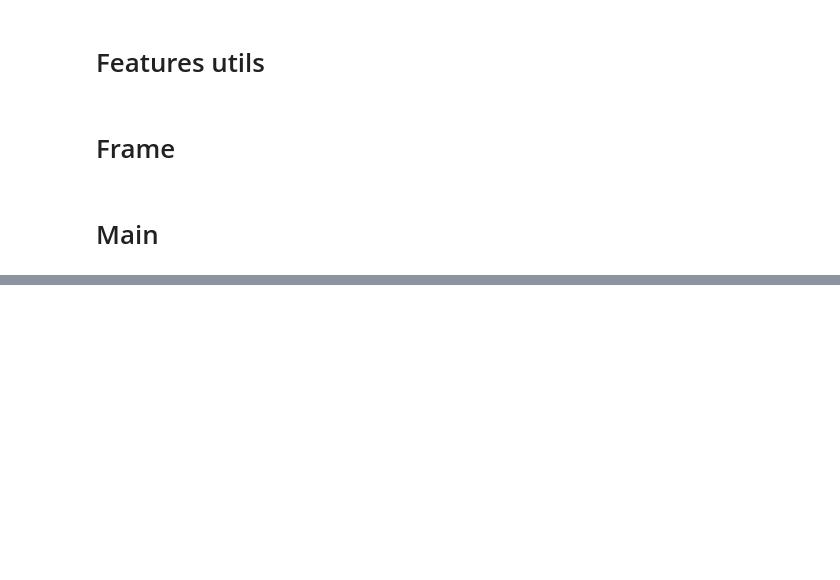
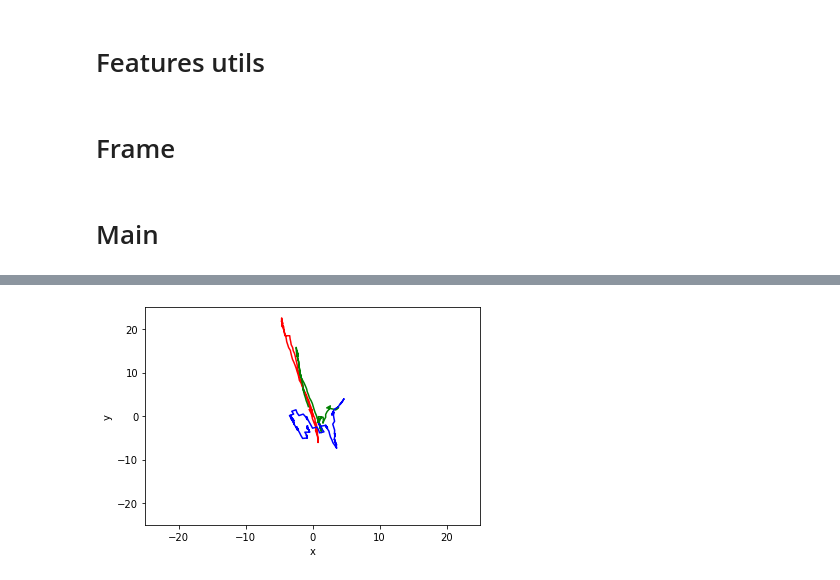
Before and after one commit to aditya-shriwastava/colab-notebooks, a Jupyter notebook: visual_odometry.ipynb, the cells around one changed output, grey strips where cells are left out. Drawn from its saved outputs; the diff is of its cells as text; code cells hidden in the pictures; blank space fills up the shorter version.

```diff
--- a/visual_odometry.ipynb
+++ b/visual_odometry.ipynb
@@ -485 +591,13 @@ plt.show()
+# %%
+plt.plot(trajectory[:100,0,3], trajectory[:100,2,3], color='red')
+plt.plot(trajectory[100:200,0,3], trajectory[100:200,2,3], color='green')
+plt.plot(trajectory[200:300,0,3], trajectory[200:300,2,3], color='blue')
+plt.xlabel('x')
+plt.ylabel('y')
+plt.xlim((-25,25))
+plt.ylim((-25,25))
+# plt.axis('equal')
+plt.show()
+# %% [output]
+[figure, added]
 # %%
```
Also changed, not shown: parts of 22 cells of this notebook.
